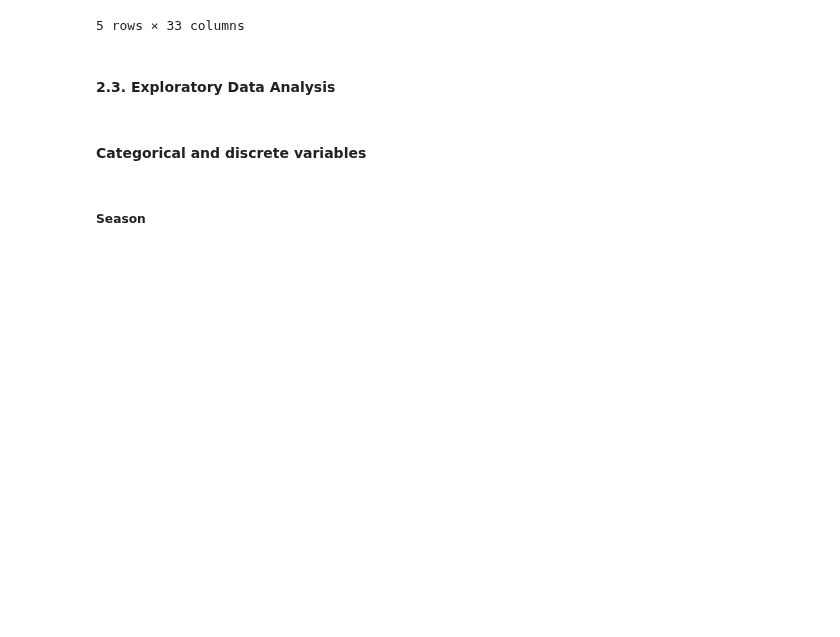
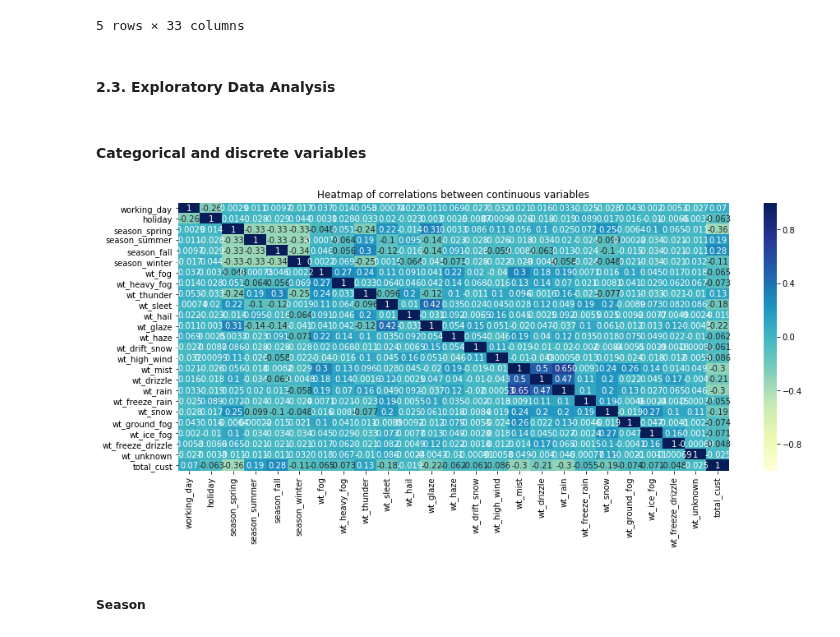
Before and after one commit to julianikulski/bike-sharing, a Jupyter notebook: bike-sharing-demand.ipynb, the cells around one changed output. Drawn from its saved outputs; the diff is of its cells as text; code cells hidden in the pictures; blank space fills up the shorter version.

```diff
--- a/bike-sharing-demand.ipynb
+++ b/bike-sharing-demand.ipynb
@@ -493,15 +493,17 @@ bike_df.head()
 # %%
 # create a correlation matrix
 bike_df_corr_cat = bike_df.drop(columns=['date_datetime', 'weekday', 'temp_avg', 'temp_min', 'temp_max',
                                          'temp_observ', 'precip', 'wind'], axis=1)
 bike_df_corr_cat = bike_df_corr_cat.corr(method='kendall')
 
 # create a heatmap to visualize the results
-plt.figure(figsize=[10,6])
+plt.figure(figsize=[15,6])
 sb.heatmap(bike_df_corr_cat, annot=True,
           vmin=-1, vmax=1, center=0,
           cmap='YlGnBu')
 plt.title('Heatmap of correlations between continuous variables');
+# %% [output]
+[figure, added]
 # %% [markdown]
 ##### Season
 # %%
```
Also changed, not shown: parts of 9 cells of this notebook.
